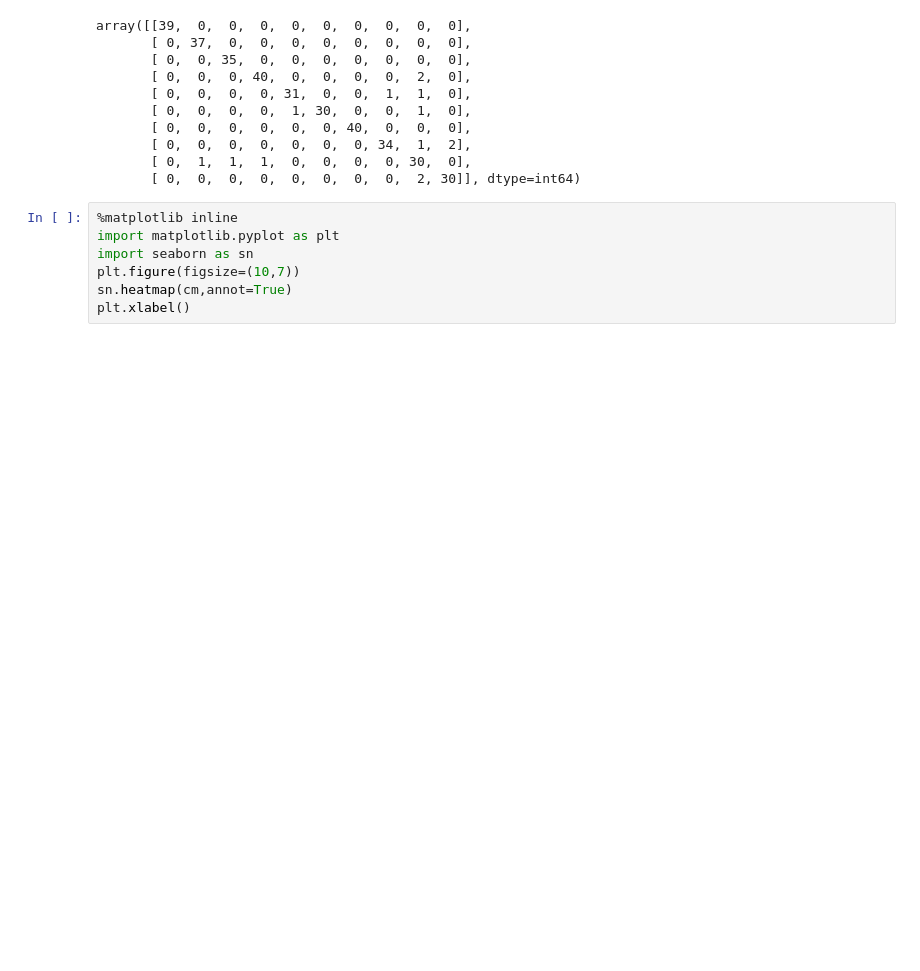
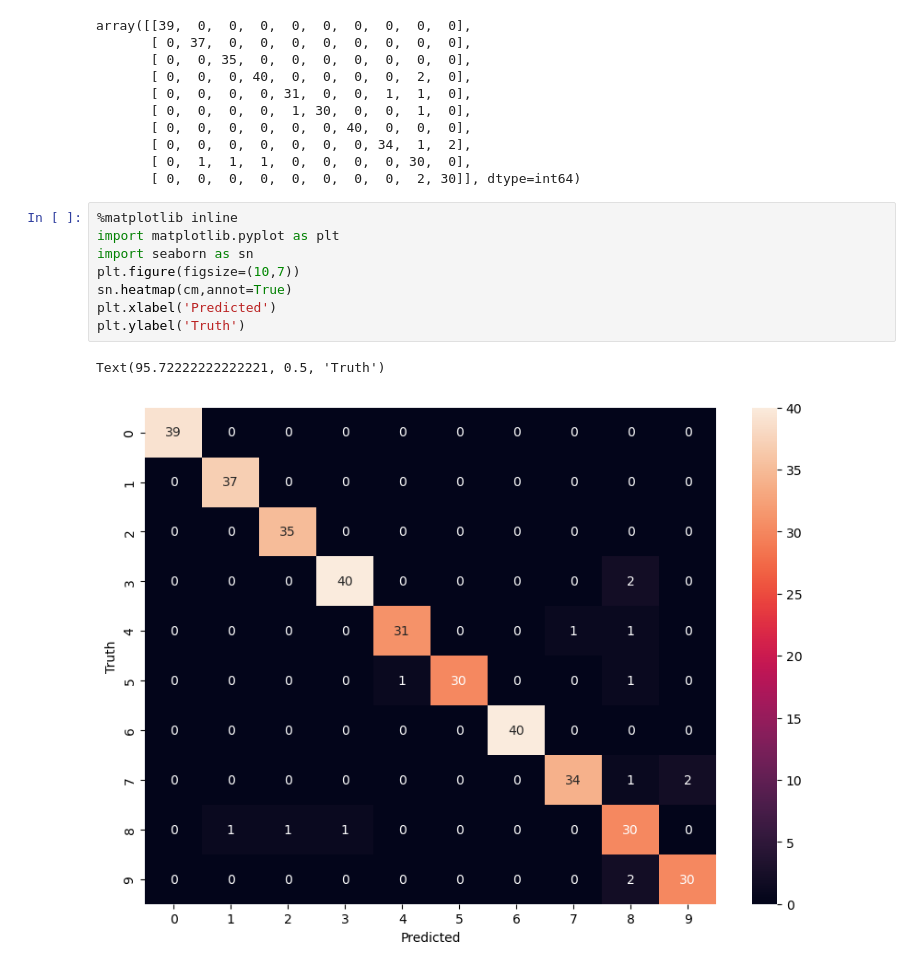
Before and after one commit to gauravmalaviya143/Machine-Learning, a Jupyter notebook: Random_Forest/Random_Forest.ipynb, the cells around one changed output. Cells and saved outputs as stored; diff of their text form; blank space fills up the shorter version.

```diff
--- a/Random_Forest/Random_Forest.ipynb
+++ b/Random_Forest/Random_Forest.ipynb
@@ -81,7 +81,11 @@ array([[39,  0,  0,  0,  0,  0,  0,  0,  0,  0],
 # %%
 %matplotlib inline
 import matplotlib.pyplot as plt
 import seaborn as sn
 plt.figure(figsize=(10,7))
 sn.heatmap(cm,annot=True)
-plt.xlabel()
+plt.xlabel('Predicted')
+plt.ylabel('Truth')
+# %% [output]
+Text(95.72222222222221, 0.5, 'Truth')
+[figure, added]
```
Also changed, not shown: 3 other files.
